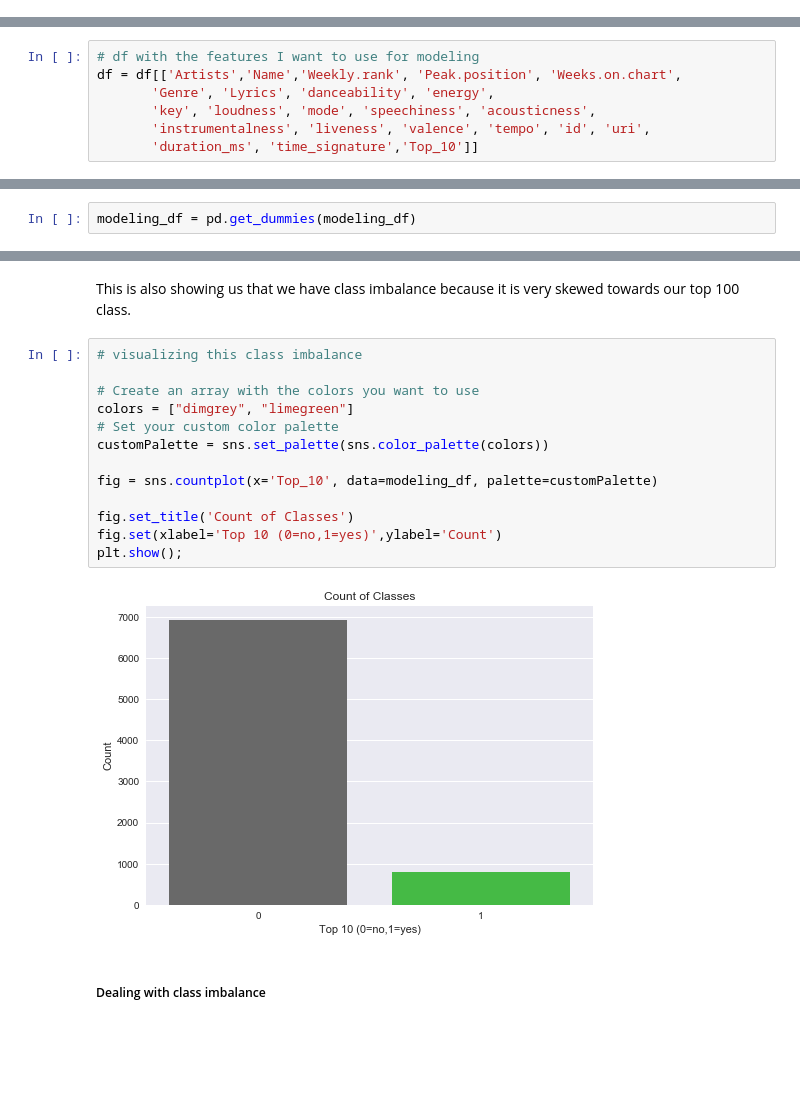
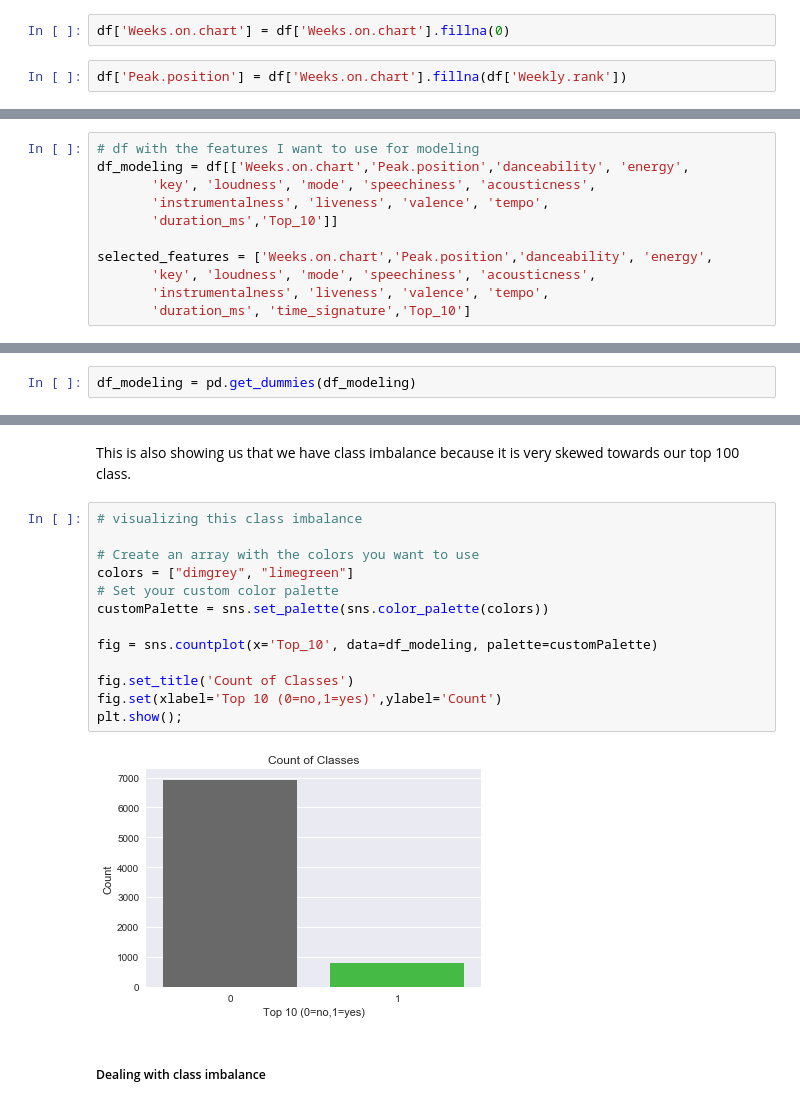
Before and after one commit to lcunningham24/Mod-5-Project, a Jupyter notebook: Final_Notebook.ipynb, the cells around one changed output, grey strips where cells are left out. Cells and saved outputs as stored; diff of their text form; blank space fills up the shorter version.

Commit message:
improved modeling

```diff
--- a/Final_Notebook.ipynb
+++ b/Final_Notebook.ipynb
@@ -21,6 +23,10 @@ from sklearn.ensemble import RandomForestClassifier
 # %%
 df = pd.read_csv('my_dataframe.csv')
 df = df.drop(columns=['Unnamed: 0'])
+# %%
+df['Weeks.on.chart'] = df['Weeks.on.chart'].fillna(0)
+# %%
+df['Peak.position'] = df['Weeks.on.chart'].fillna(df['Weekly.rank'])
 # %% [markdown]
 # EDA
 # %% [markdown]
@@ -175,8 +122,12 @@ ax.set_title("Frequency of Genres");
 df['Top_10']= np.where(df['Weekly.rank']<=10,1,0)
 # %%
 # df with the features I want to use for modeling
-df = df[['Artists','Name','Weekly.rank', 'Peak.position', 'Weeks.on.chart',
-       'Genre', 'Lyrics', 'danceability', 'energy',
+df_modeling = df[['Weeks.on.chart','Peak.position','danceability', 'energy',
        'key', 'loudness', 'mode', 'speechiness', 'acousticness',
-       'instrumentalness', 'liveness', 'valence', 'tempo', 'id', 'uri',
-       'duration_ms', 'time_signature','Top_10']]
+       'instrumentalness', 'liveness', 'valence', 'tempo',
+       'duration_ms','Top_10']]
+
+selected_features = ['Weeks.on.chart','Peak.position','danceability', 'energy',
+       'key', 'loudness', 'mode', 'speechiness', 'acousticness',
+       'instrumentalness', 'liveness', 'valence', 'tempo',
+       'duration_ms', 'time_signature','Top_10']
@@ -274,3 +204,3 @@ modeling_df = df.drop(columns=['Artists', 'Name', 'Weekly.rank', 'Peak.position'
 # %%
-modeling_df = pd.get_dummies(modeling_df)
+df_modeling = pd.get_dummies(df_modeling)
 # %%
@@ -316,18 +250,18 @@ This is also showing us that we have class imbalance because it is very skewed t
 # %%
 # visualizing this class imbalance
 
 # Create an array with the colors you want to use
 colors = ["dimgrey", "limegreen"]
 # Set your custom color palette
 customPalette = sns.set_palette(sns.color_palette(colors))
 
-fig = sns.countplot(x='Top_10', data=modeling_df, palette=customPalette)
+fig = sns.countplot(x='Top_10', data=df_modeling, palette=customPalette)
 
 fig.set_title('Count of Classes')
 fig.set(xlabel='Top 10 (0=no,1=yes)',ylabel='Count')
 plt.show();
 # %% [output]
-[figure, old version]
+[figure, new version]
 # %% [markdown]
 ##### Dealing with class imbalance
 # %%
```
Also changed, not shown: parts of 38 cells of this notebook.
